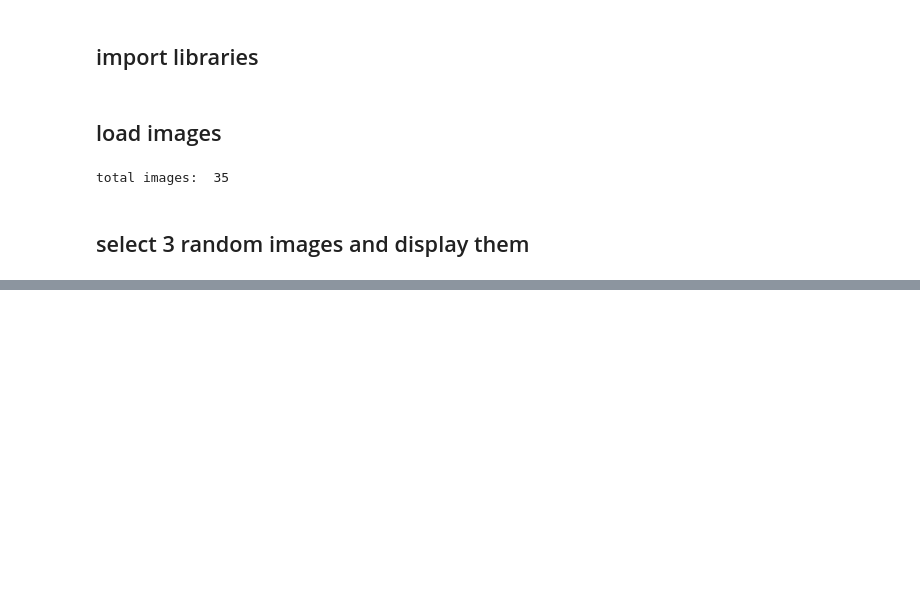
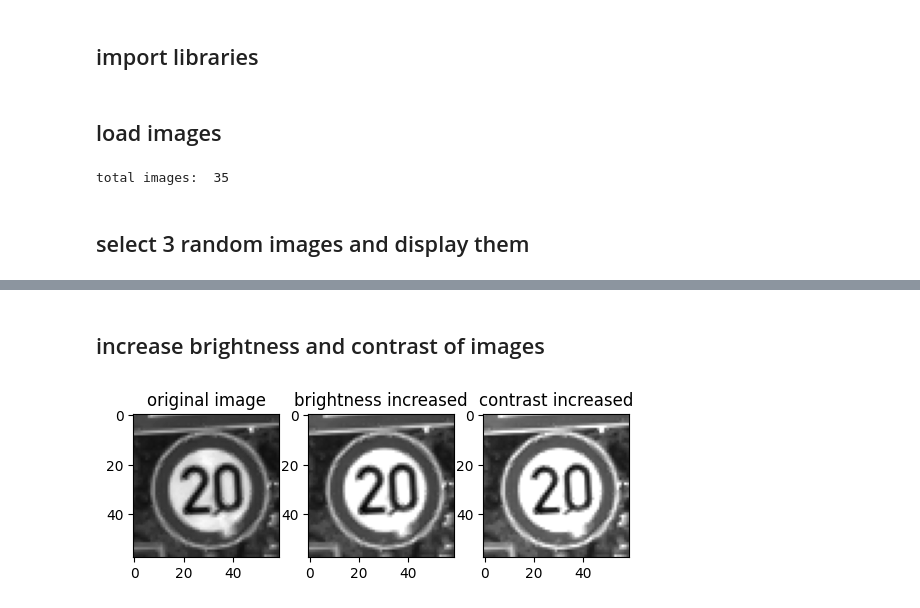
Before and after one commit to rezaAdinepour/Machine-Learning-Homework, a Jupyter notebook: ML-HW1/P2_image_preprocessing.ipynb, the cells around one changed output, grey strips where cells are left out. Cells and saved outputs as stored; diff of their text form; code cells hidden in the pictures; blank space fills up the shorter version.

Commit message:
add image normalization

```diff
--- a/ML-HW1/P2_image_preprocessing.ipynb
+++ b/ML-HW1/P2_image_preprocessing.ipynb
@@ -45,0 +46,23 @@ plt.show()
+# %% [markdown]
+## increase brightness and contrast of images
+# %%
+plt.subplot(1, 3, 1)
+plt.imshow(images[0], cmap='gray')
+plt.title("original image")
+
+# increase brightness
+brighter_image = cv2.convertScaleAbs(images[0], alpha=1, beta=50)
+plt.subplot(1, 3, 2)
+plt.imshow(brighter_image, cmap='gray')
+plt.title("brightness increased")
+
+# increase contrast
+contrast_image = cv2.convertScaleAbs(images[0], alpha=1.5, beta=0)
+plt.subplot(1, 3, 3)
+plt.imshow(contrast_image, cmap='gray')
+plt.title("contrast increased")
+
+
+plt.show()
+# %% [output]
+[figure, added]
```
Also changed, not shown: parts of 3 cells of this notebook.
